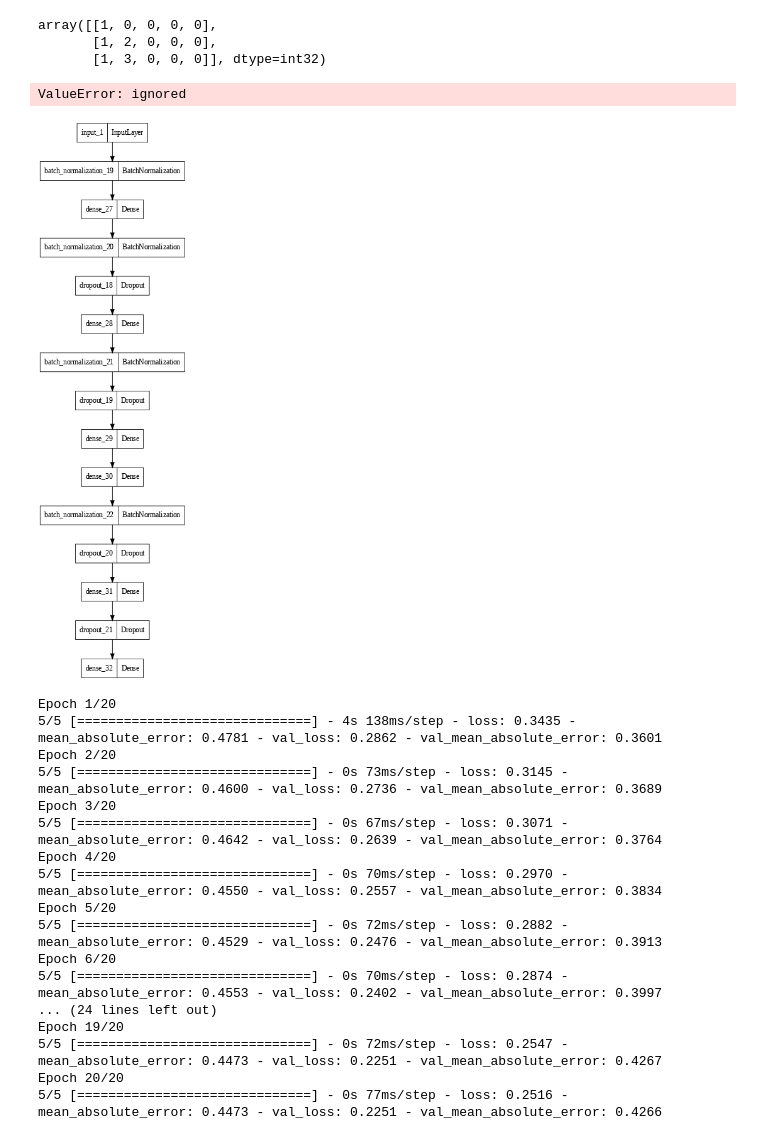
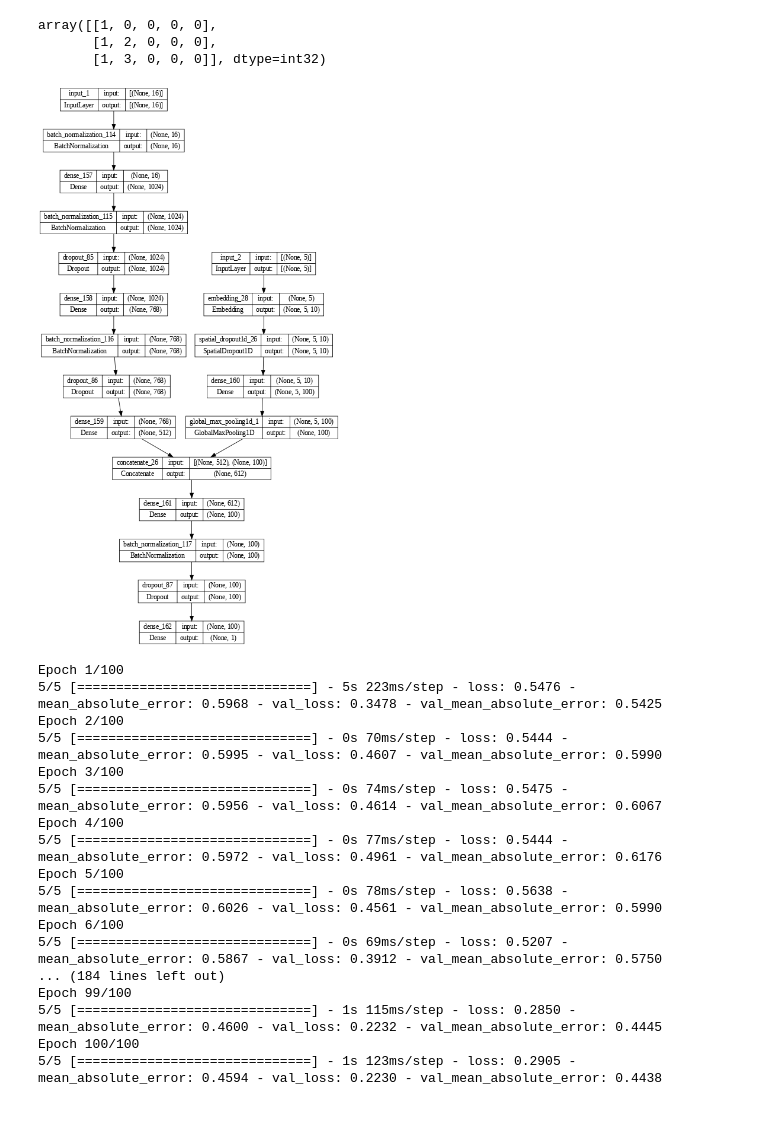
Before and after one commit to ardun12/InspectrumClinic_RecSys, a Jupyter notebook: Paul Himyak/main.ipynb, the cells around one changed output. Drawn from its saved outputs; the diff is of its cells as text; code cells hidden in the pictures.

```diff
--- a/Paul Himyak/main.ipynb
+++ b/Paul Himyak/main.ipynb
@@ -265,32 +265,27 @@ array([[1, 0, 0, 0, 0],
 # %%
 x0 = BatchNormalization()(input0)
 x0 = Dense(1024, activation='relu') (x0)
 x0 = BatchNormalization()(x0)
 x0 = Dropout(0.3)(x0)
 x0 = Dense(768, activation='sigmoid')(x0)
 x0 = BatchNormalization()(x0)
 x0 = Dropout(0.3)(x0)
 x0 = Dense(512, activation='sigmoid')(x0)
-#x0 = Reshape((1, 512))(x0)
 
 
 x1 = Embedding(mkb_vocab_size, 10, input_length = mkb_max_len)(input_mkb)
 x1 = SpatialDropout1D(0.2)(x1)
-x1 = Dense(100, activation = 'relu')(x1)
-
-x = concatenate([x0, x1], axis = 1)
+x1 = Dense(100, activation = 'sigmoid')(x1)
+x1 = GlobalMaxPooling1D()(x1)
+x = concatenate([x0, x1])
 
 x = Dense(100, activation = 'relu')(x)
 x = BatchNormalization()(x)
 x = Dropout(0.3)(x)
-x = Dense(3, activation='softmax')(x)
+x = Dense(1, activation='linear')(x)
 
-model = Model((input0), x )
-model.summary()
+model = Model((input0, input_mkb), x )
+utils.plot_model(model, dpi=60, show_shapes = True)
 # %% [output]
-ValueError: ignored
+[figure, added]
-# %%
-utils.plot_model(model, dpi=60)
-# %% [output]
-[figure, removed]
 # %%
@@ -298,25 +309,25 @@ model.compile(optimizer = Adam(learning_rate = 0.0001), loss = keras_losses.mse,
 # %%
-history = model.fit([x_train],
+history = model.fit([x_train, x_train_mkb],
                     y_train,
                     batch_size=256,
-                    epochs = 20,
+                    epochs = 100,
                     validation_split = 0.15,
                     verbose = 1)
 # %% [output]
-Epoch 1/20
-5/5 [==============================] - 4s 138ms/step - loss: 0.3435 - mean_absolute_error: 0.4781 - val_loss: 0.2862 - val_mean_absolute_error: 0.3601
-Epoch 2/20
-5/5 [==============================] - 0s 73ms/step - loss: 0.3145 - mean_absolute_error: 0.4600 - val_loss: 0.2736 - val_mean_absolute_error: 0.3689
-Epoch 3/20
-5/5 [==============================] - 0s 67ms/step - loss: 0.3071 - mean_absolute_error: 0.4642 - val_loss: 0.2639 - val_mean_absolute_error: 0.3764
-Epoch 4/20
-5/5 [==============================] - 0s 70ms/step - loss: 0.2970 - mean_absolute_error: 0.4550 - val_loss: 0.2557 - val_mean_absolute_error: 0.3834
-Epoch 5/20
-5/5 [==============================] - 0s 72ms/step - loss: 0.2882 - mean_absolute_error: 0.4529 - val_loss: 0.2476 - val_mean_absolute_error: 0.3913
-Epoch 6/20
-5/5 [==============================] - 0s 70ms/step - loss: 0.2874 - mean_absolute_error: 0.4553 - val_loss: 0.2402 - val_mean_absolute_error: 0.3997
-... (24 lines left out)
-Epoch 19/20
-5/5 [==============================] - 0s 72ms/step - loss: 0.2547 - mean_absolute_error: 0.4473 - val_loss: 0.2251 - val_mean_absolute_error: 0.4267
-Epoch 20/20
-5/5 [==============================] - 0s 77ms/step - loss: 0.2516 - mean_absolute_error: 0.4473 - val_loss: 0.2251 - val_mean_absolute_error: 0.4266
+Epoch 1/100
+5/5 [==============================] - 5s 223ms/step - loss: 0.5476 - mean_absolute_error: 0.5968 - val_loss: 0.3478 - val_mean_absolute_error: 0.5425
+Epoch 2/100
+5/5 [==============================] - 0s 70ms/step - loss: 0.5444 - mean_absolute_error: 0.5995 - val_loss: 0.4607 - val_mean_absolute_error: 0.5990
+Epoch 3/100
+5/5 [==============================] - 0s 74ms/step - loss: 0.5475 - mean_absolute_error: 0.5956 - val_loss: 0.4614 - val_mean_absolute_error: 0.6067
+Epoch 4/100
+5/5 [==============================] - 0s 77ms/step - loss: 0.5444 - mean_absolute_error: 0.5972 - val_loss: 0.4961 - val_mean_absolute_error: 0.6176
+Epoch 5/100
+5/5 [==============================] - 0s 78ms/step - loss: 0.5638 - mean_absolute_error: 0.6026 - val_loss: 0.4561 - val_mean_absolute_error: 0.5990
+Epoch 6/100
+5/5 [==============================] - 0s 69ms/step - loss: 0.5207 - mean_absolute_error: 0.5867 - val_loss: 0.3912 - val_mean_absolute_error: 0.5750
+... (184 lines left out)
+Epoch 99/100
+5/5 [==============================] - 1s 115ms/step - loss: 0.2850 - mean_absolute_error: 0.4600 - val_loss: 0.2232 - val_mean_absolute_error: 0.4445
+Epoch 100/100
+5/5 [==============================] - 1s 123ms/step - loss: 0.2905 - mean_absolute_error: 0.4594 - val_loss: 0.2230 - val_mean_absolute_error: 0.4438
```
Also changed, not shown: parts of 4 cells of this notebook.
